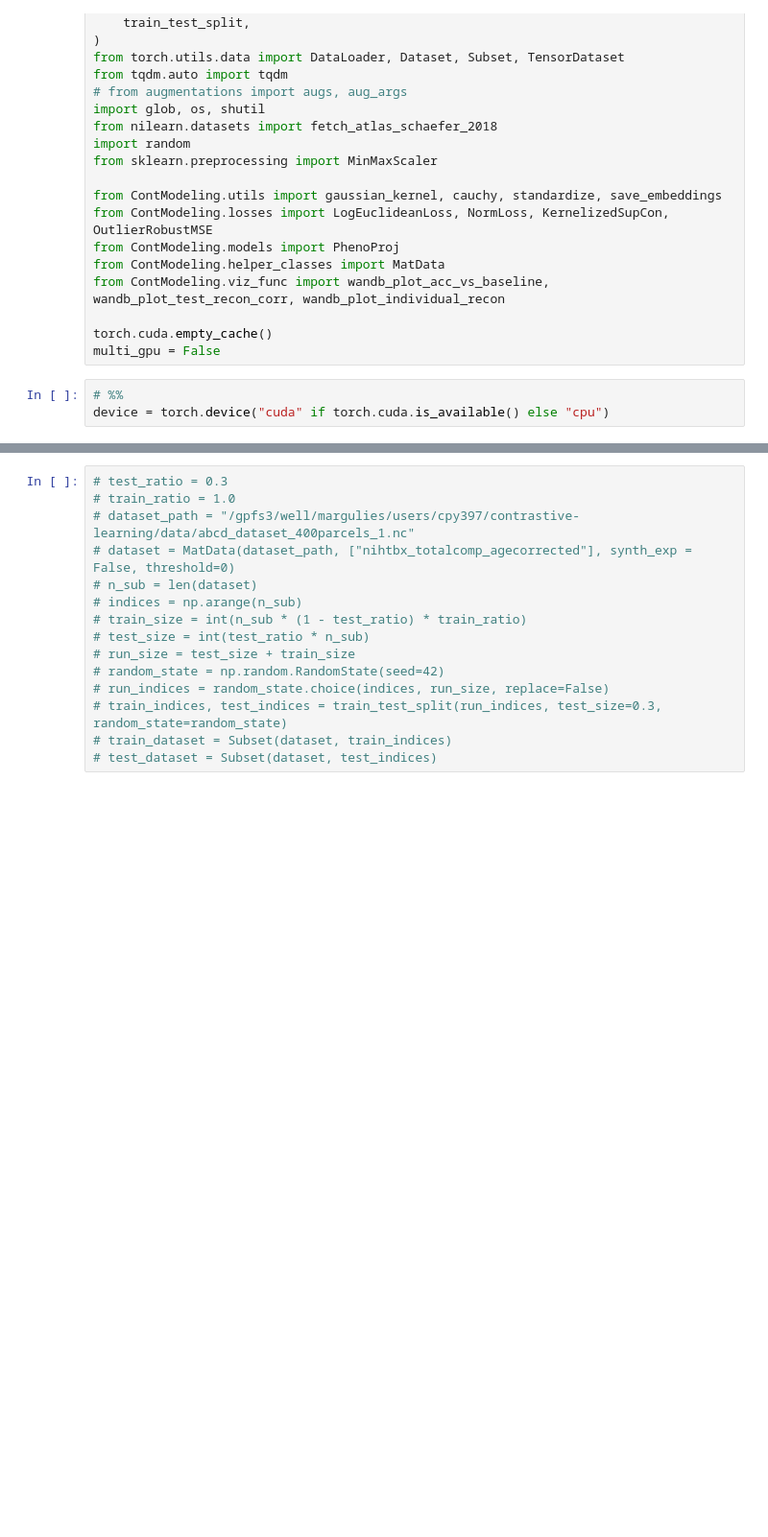
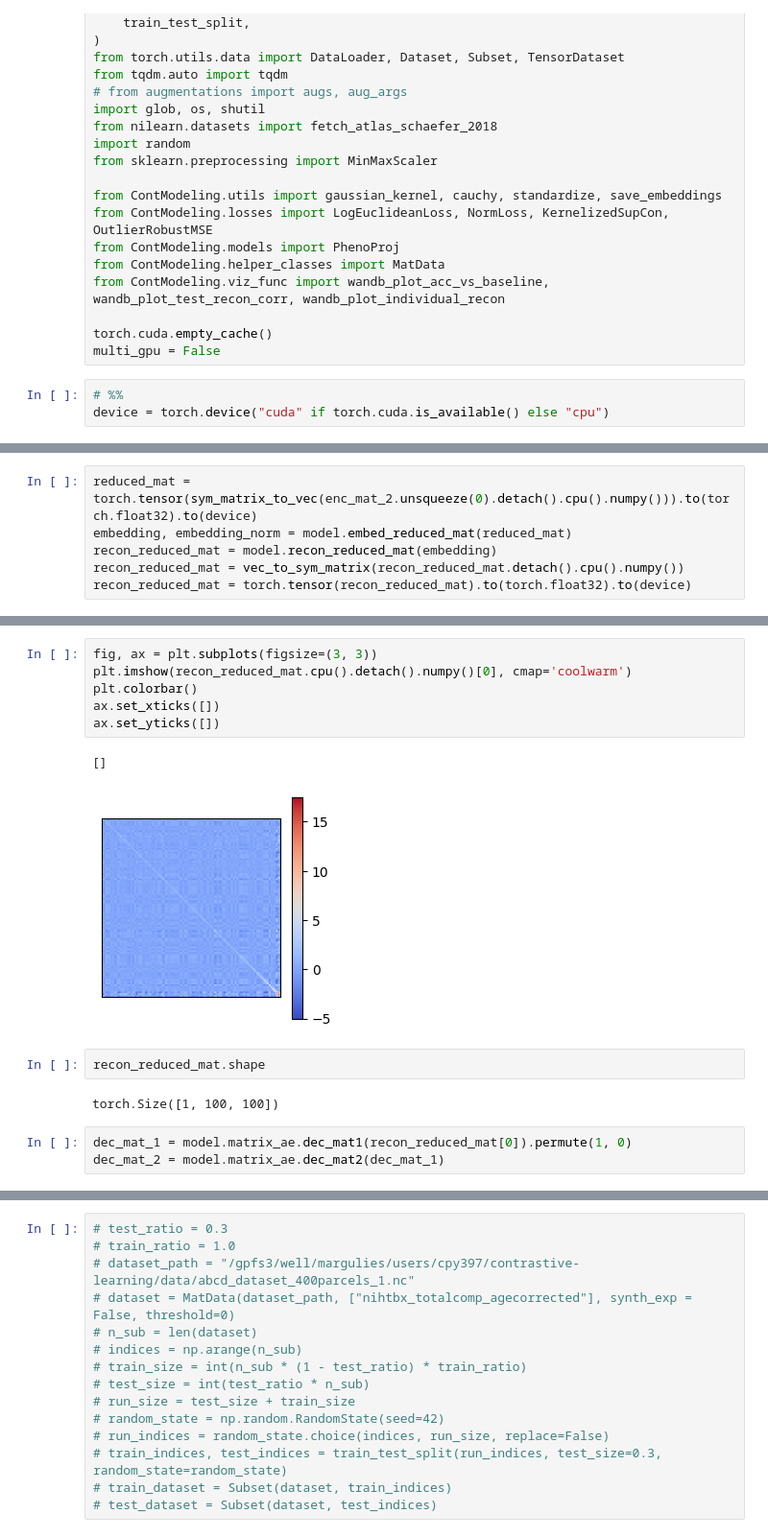
Before and after one commit to victoris93/contrastive-reg, a Jupyter notebook: lc_multivariate_2_abcd.ipynb, the cells around one changed output, grey strips where cells are left out. Shown at 96% size. Saved outputs shown, nothing was run; the diff lists cells and outputs as text; blank space fills up the shorter version.

```diff
--- a/lc_multivariate_2_abcd.ipynb
+++ b/lc_multivariate_2_abcd.ipynb
@@ -472,0 +618,6 @@ class ModelRun(submitit.helpers.Checkpointable):
+# %%
+reduced_mat = torch.tensor(sym_matrix_to_vec(enc_mat_2.unsqueeze(0).detach().cpu().numpy())).to(torch.float32).to(device)
+embedding, embedding_norm = model.embed_reduced_mat(reduced_mat)
+recon_reduced_mat = model.recon_reduced_mat(embedding)
+recon_reduced_mat = vec_to_sym_matrix(recon_reduced_mat.detach().cpu().numpy())
+recon_reduced_mat = torch.tensor(recon_reduced_mat).to(torch.float32).to(device)
@@ -472,0 +640,16 @@ class ModelRun(submitit.helpers.Checkpointable):
+# %%
+fig, ax = plt.subplots(figsize=(3, 3))
+plt.imshow(recon_reduced_mat.cpu().detach().numpy()[0], cmap='coolwarm')
+plt.colorbar()
+ax.set_xticks([])
+ax.set_yticks([])
+# %% [output]
+[]
+[figure, added]
+# %%
+recon_reduced_mat.shape
+# %% [output]
+torch.Size([1, 100, 100])
+# %%
+dec_mat_1 = model.matrix_ae.dec_mat1(recon_reduced_mat[0]).permute(1, 0)
+dec_mat_2 = model.matrix_ae.dec_mat2(dec_mat_1)
```
Also changed, not shown: parts of 19 cells of this notebook.
